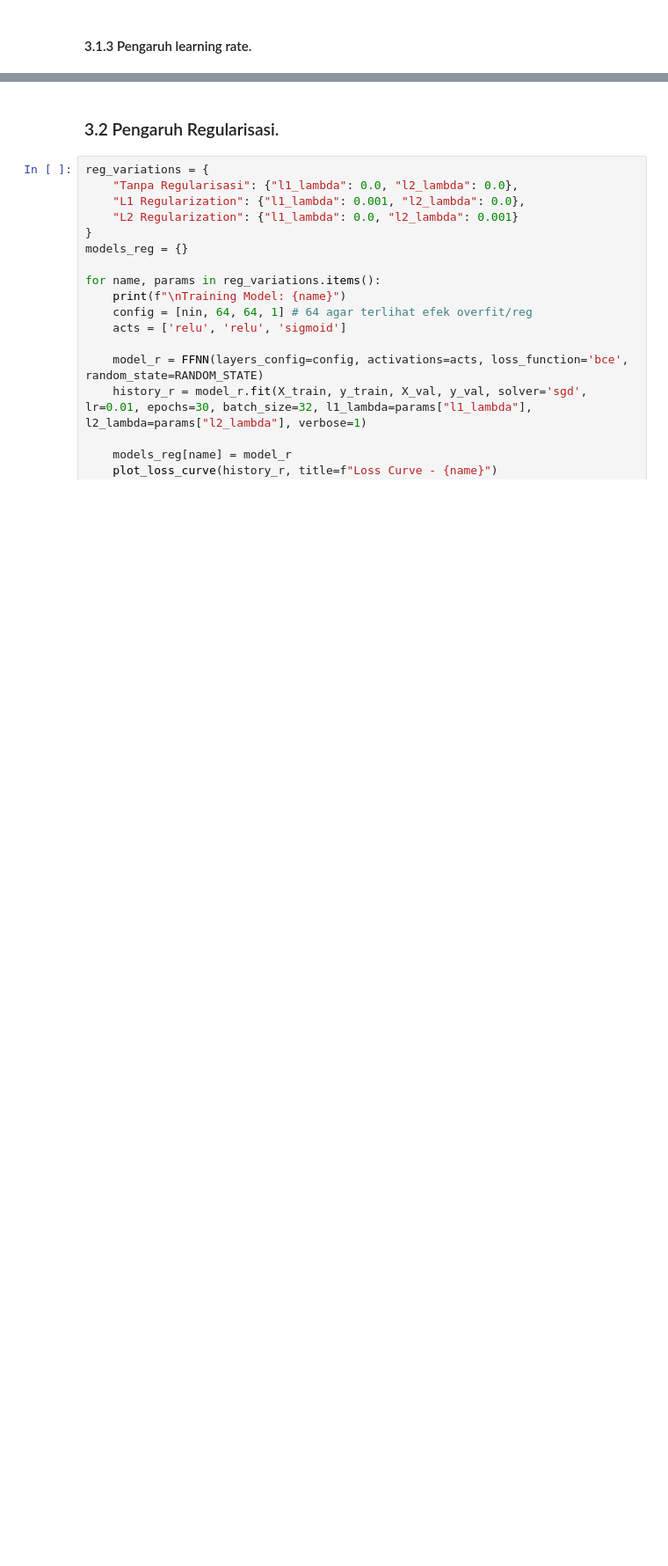
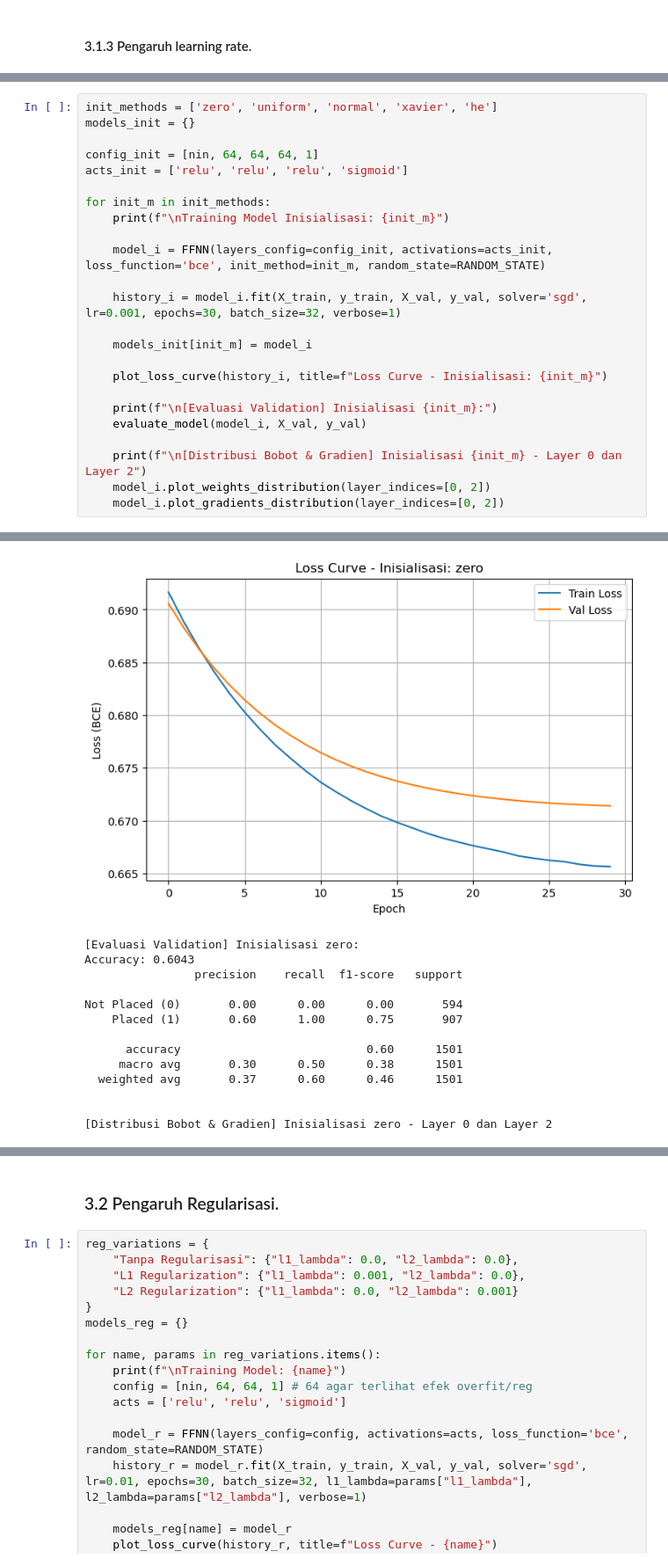
Before and after one commit to iammadsfq/Tubes1-ML-FFNN-G60, a Jupyter notebook: src/notebook.ipynb, the cells around one changed output, grey strips where cells are left out. Shown at 88% size. Cells and saved outputs as stored; diff of their text form; blank space fills up the shorter version.

Commit message:
feat: add perbandingan inisialisasi bobot

```diff
--- a/src/notebook.ipynb
+++ b/src/notebook.ipynb
@@ -787,0 +790,25 @@ Epoch 30/30
+# %%
+init_methods = ['zero', 'uniform', 'normal', 'xavier', 'he']
+models_init = {}
+
+config_init = [nin, 64, 64, 64, 1]
+acts_init = ['relu', 'relu', 'relu', 'sigmoid']
+
+for init_m in init_methods:
+    print(f"\nTraining Model Inisialisasi: {init_m}")
+
+    model_i = FFNN(layers_config=config_init, activations=acts_init, loss_function='bce', init_method=init_m, random_state=RANDOM_STATE)
+
+    history_i = model_i.fit(X_train, y_train, X_val, y_val, solver='sgd', lr=0.001, epochs=30, batch_size=32, verbose=1)
+
+    models_init[init_m] = model_i
+
+    plot_loss_curve(history_i, title=f"Loss Curve - Inisialisasi: {init_m}")
+
+    print(f"\n[Evaluasi Validation] Inisialisasi {init_m}:")
+    evaluate_model(model_i, X_val, y_val)
+
+    print(f"\n[Distribusi Bobot & Gradien] Inisialisasi {init_m} - Layer 0 dan Layer 2")
+    model_i.plot_weights_distribution(layer_indices=[0, 2])
+    model_i.plot_gradients_distribution(layer_indices=[0, 2])
+# %% [output]
@@ -787,0 +832,14 @@ Epoch 30/30
+[figure, added]
+[Evaluasi Validation] Inisialisasi zero:
+Accuracy: 0.6043
+                precision    recall  f1-score   support
+
+Not Placed (0)       0.00      0.00      0.00       594
+    Placed (1)       0.60      1.00      0.75       907
+
+      accuracy                           0.60      1501
+     macro avg       0.30      0.50      0.38      1501
+  weighted avg       0.37      0.60      0.46      1501
+
+
+[Distribusi Bobot & Gradien] Inisialisasi zero - Layer 0 dan Layer 2
```
Also changed, not shown: parts of 8 cells of this notebook.
